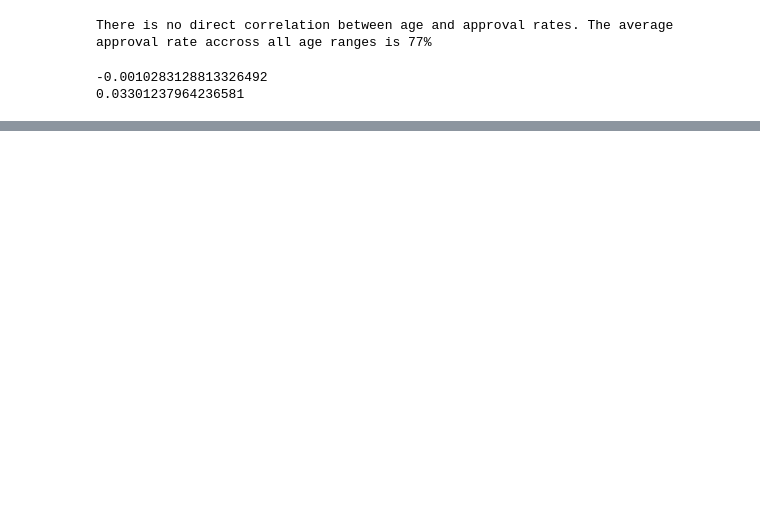
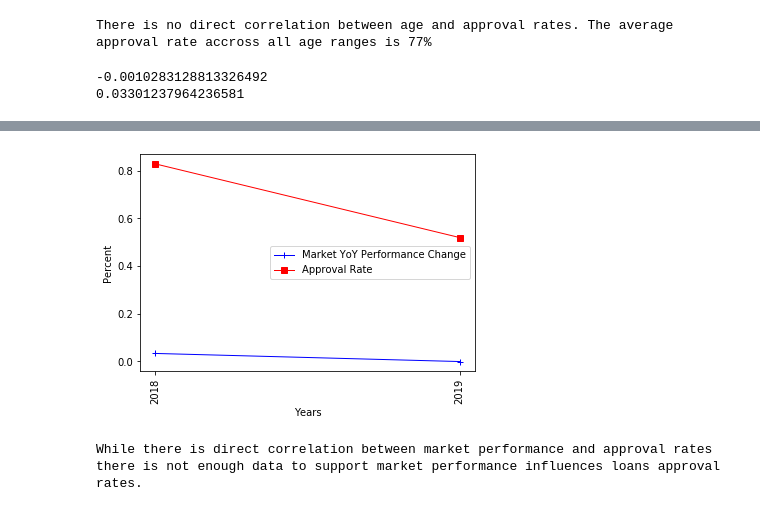
Before and after one commit to Shanaida/datascience_project1, a Jupyter notebook: project_one.ipynb, the cells around one changed output, grey strips where cells are left out. Saved outputs shown, nothing was run; the diff lists cells and outputs as text; code cells hidden in the pictures; blank space fills up the shorter version.

```diff
--- a/project_one.ipynb
+++ b/project_one.ipynb
@@ -484,0 +492,17 @@ See the caveats in the documentation: https://pandas.pydata.org/pandas-docs/stab
+# %%
+x_axis = np.arange(len(api_df))
+tick_locations = [value for value in x_axis]
+
+points_stock = api_df['Market Performance']
+points_approval = api_df['Approval Rate']
+stock = plt.plot(x_axis, points_stock, marker="+",color="blue", linewidth=1, label="Market YoY Performance Change")
+approval= plt.plot(x_axis, points_approval, marker="s", color="Red", linewidth=1, label="Approval Rate")
+plt.legend(loc="best")
+plt.xticks(tick_locations,api_df["Year"], rotation="vertical")
+plt.xlabel("Years")
+plt.ylabel("Percent")
+plt.show()
+print("While there is direct correlation between market performance and approval rates there is not enough data to support market performance influences loans approval rates.")
+# %% [output]
+[figure, added]
+While there is direct correlation between market performance and approval rates there is not enough data to support market performance influences loans approval rates.
```
Also changed, not shown: parts of 3 cells of this notebook.
